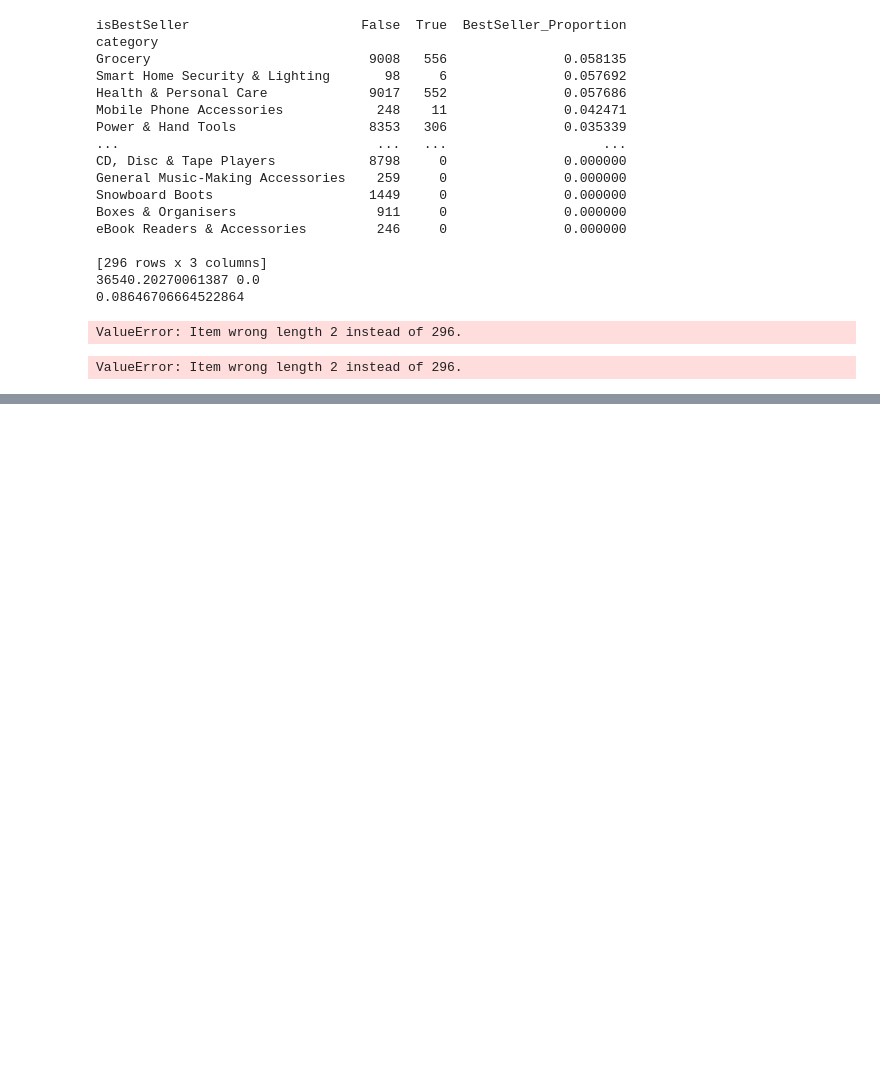
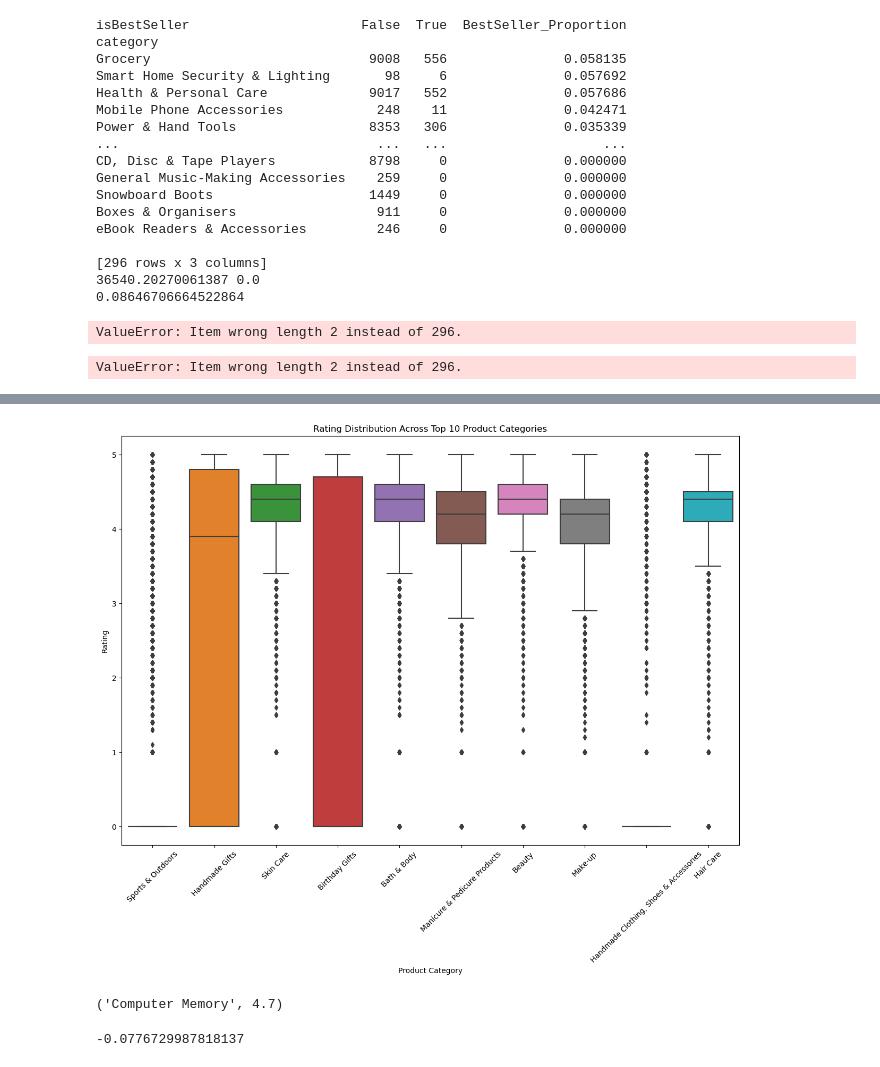
Before and after one commit to N80m6o/lab-eda-bivariate, a Jupyter notebook: lab-eda-bivariate.ipynb, the cells around one changed output, grey strips where cells are left out. Cells and saved outputs as stored; diff of their text form; code cells hidden in the pictures; blank space fills up the shorter version.

```diff
--- a/lab-eda-bivariate.ipynb
+++ b/lab-eda-bivariate.ipynb
@@ -110,0 +207,31 @@ ValueError: Item wrong length 2 instead of 296.
+# %%
+# Get the top 10 categories by count
+top_10_categories_ratings = df_no_outliers['category'].value_counts().head(10).index
+
+# Filter the dataframe to include only the top 10 categories for ratings
+df_top_10_categories_ratings = df_no_outliers[df_no_outliers['category'].isin(top_10_categories_ratings)]
+# %%
+# Create box plots for ratings distribution across top 10 categories
+plt.figure(figsize=(15, 10))
+sns.boxplot(x='category', y='stars', data=df_top_10_categories_ratings)
+plt.xlabel('Product Category')
+plt.ylabel('Rating')
+plt.title('Rating Distribution Across Top 10 Product Categories')
+plt.xticks(rotation=45)
+plt.show()
+# %% [output]
+[figure, added]
+# %%
+# Identify category with highest median rating without filtering top categories
+median_ratings = df_no_outliers.groupby('category')['stars'].median().sort_values(ascending=False)
+highest_median_rating_category = median_ratings.idxmax()
+
+highest_median_rating_category, median_ratings[highest_median_rating_category]
+# %% [output]
+('Computer Memory', 4.7)
+# %%
+# Calculate the correlation coefficient between price and stars
+correlation_coefficient = df_no_outliers['price'].corr(df_no_outliers['stars'])
+correlation_coefficient
+# %% [output]
+-0.0776729987818137
```
Also changed, not shown: parts of 15 cells of this notebook.
